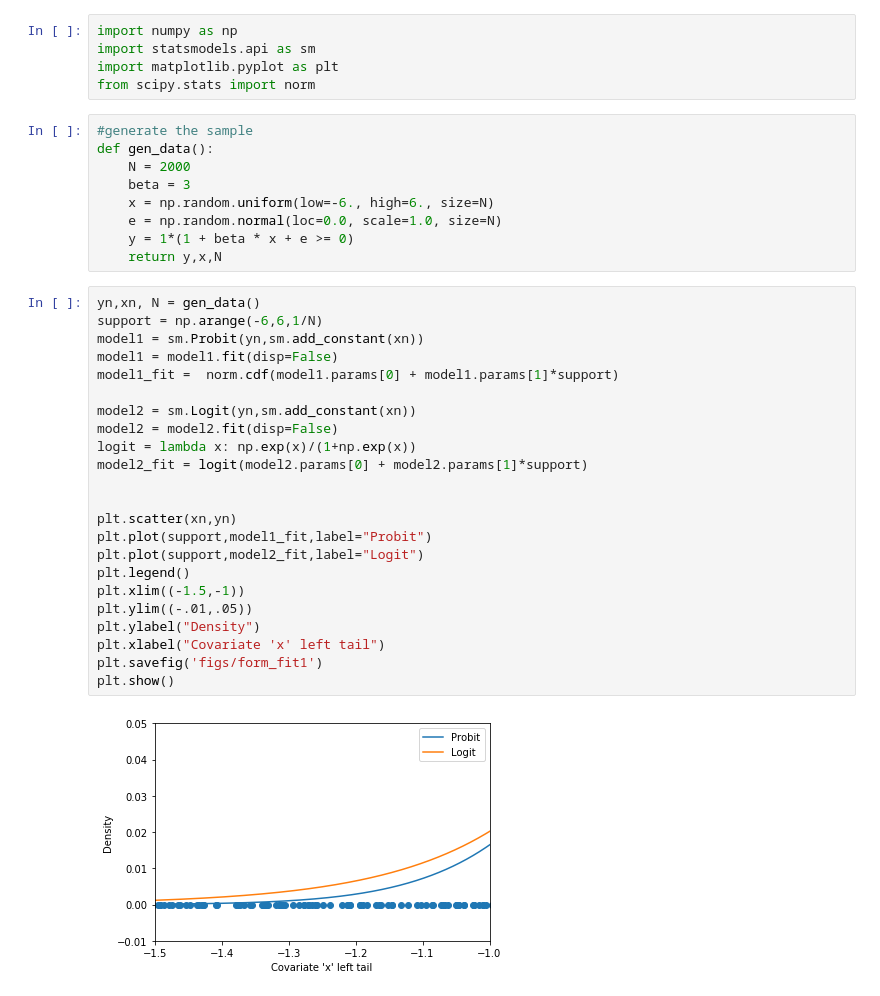
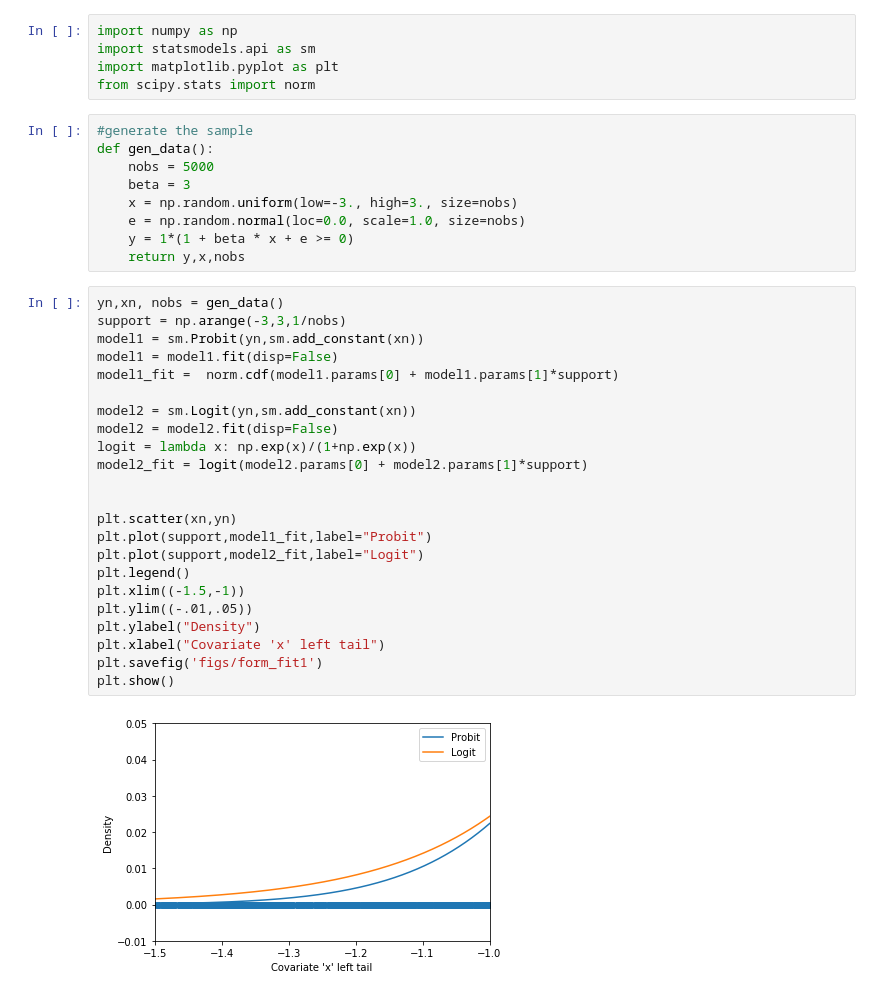
Before and after one commit to ericschulman/testing, a Jupyter notebook: critical_values.ipynb, the cells around one changed output. Cells and saved outputs as stored; diff of their text form.

```diff
--- a/critical_values.ipynb
+++ b/critical_values.ipynb
@@ -6,37 +6,37 @@ from scipy.stats import norm
 # %%
 #generate the sample
 def gen_data():
-    N = 2000
+    nobs = 5000
     beta = 3
-    x = np.random.uniform(low=-6., high=6., size=N)
-    e = np.random.normal(loc=0.0, scale=1.0, size=N)
+    x = np.random.uniform(low=-3., high=3., size=nobs)
+    e = np.random.normal(loc=0.0, scale=1.0, size=nobs)
     y = 1*(1 + beta * x + e >= 0)
-    return y,x,N
+    return y,x,nobs
 # %%
-yn,xn, N = gen_data()
-support = np.arange(-6,6,1/N)
+yn,xn, nobs = gen_data()
+support = np.arange(-3,3,1/nobs)
 model1 = sm.Probit(yn,sm.add_constant(xn))
 model1 = model1.fit(disp=False)
 model1_fit =  norm.cdf(model1.params[0] + model1.params[1]*support)
 
 model2 = sm.Logit(yn,sm.add_constant(xn))
 model2 = model2.fit(disp=False)
 logit = lambda x: np.exp(x)/(1+np.exp(x))
 model2_fit = logit(model2.params[0] + model2.params[1]*support)
 
 
 plt.scatter(xn,yn)
 plt.plot(support,model1_fit,label="Probit")
 plt.plot(support,model2_fit,label="Logit")
 plt.legend()
 plt.xlim((-1.5,-1))
 plt.ylim((-.01,.05))
 plt.ylabel("Density")
 plt.xlabel("Covariate 'x' left tail")
 plt.savefig('figs/form_fit1')
 plt.show()
 # %% [output]
-[figure, old version]
+[figure, new version]
 # %%
 #visualize the guassian process
 def gen_llr():
```
Also changed, not shown: parts of 3 cells of this notebook.
